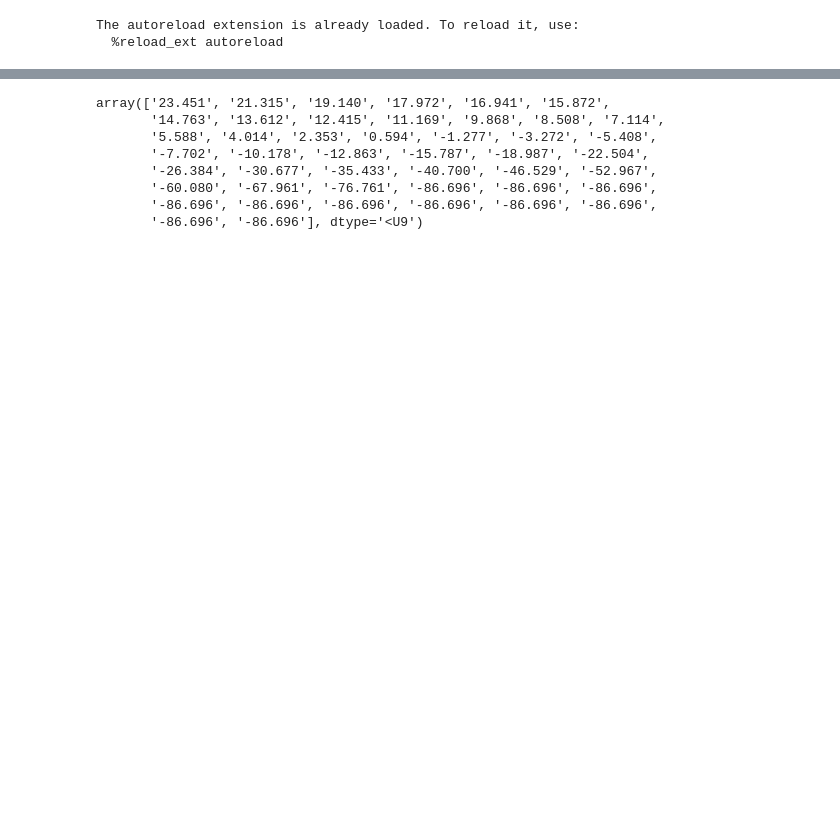
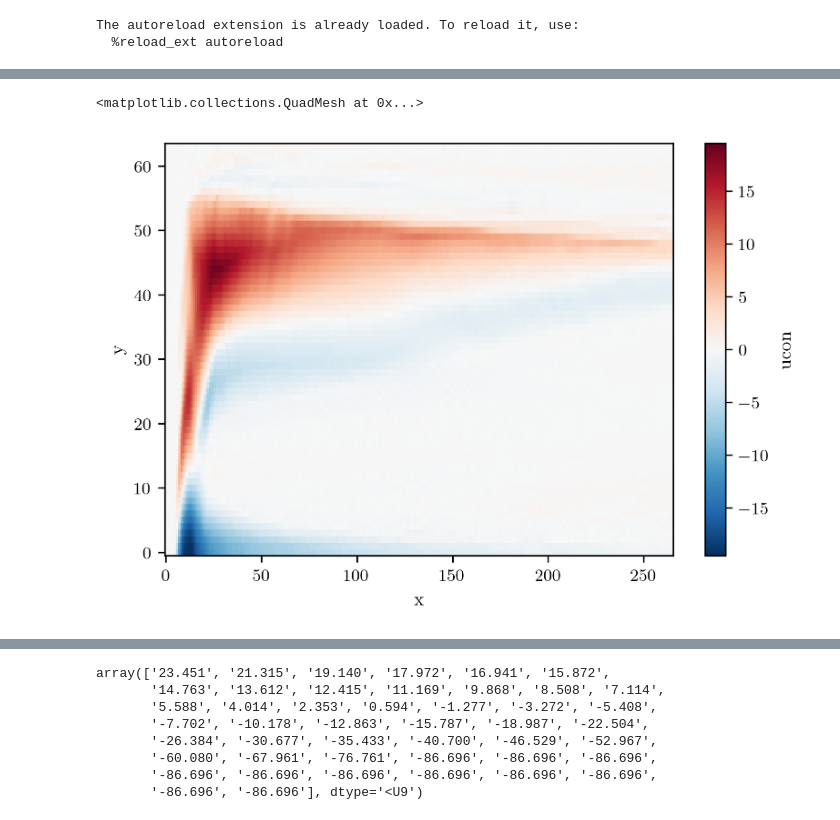
Before and after one commit to sdat2/rotunno87, a Jupyter notebook: notebooks/exploratory/sdat2-B-Read-in-Data.ipynb, the cells around one changed output, grey strips where cells are left out. Cells and saved outputs as stored; diff of their text form; code cells hidden in the pictures; blank space fills up the shorter version.

Commit message:
ext: adding read in data

```diff
--- a/notebooks/exploratory/sdat2-B-Read-in-Data.ipynb
+++ b/notebooks/exploratory/sdat2-B-Read-in-Data.ipynb
@@ -47,0 +70,2 @@ sin_ds = get_s(name="s.in")
+# %%
+d1, d2 = get_outputs()
@@ -47,0 +103,24 @@ sin_ds = get_s(name="s.in")
+# %%
+def make_datasets():
+    da_out = []
+    da_out2 = []
+    for key in d2:
+        print(key)
+        ds = xr.Dataset(
+            data_vars={
+                key: (["y", "x"], d2[key].astype("float32")),
+            },
+        )
+        ds[key].attrs["long_name"] =  key
+        def get_range(npa):
+            return min(npa), max(npa)
+
+        if np.all((0, 265) == get_range(ds[key]["x"].values)):
+            da_out.append(ds[key])
+        else:
+            da_out2.append(ds[key].rename({"x":"y", "y": "x"}))
+    ds = xr.merge(da_out)
+    ds2 = xr.merge(da_out2)
+    return ds, ds2
+# ds.assign_coords({"p": ("y", sout_ds.p.values.tolist().append(50))})
+ds, ds2 = make_datasets()
@@ -47,0 +137,5 @@ sin_ds = get_s(name="s.in")
+# %%
+ds.ucon.plot()
+# %% [output]
+<matplotlib.collections.QuadMesh at 0x...>
+[figure, added]
```
Also changed, not shown: parts of 20 cells of this notebook, 1 other file.
